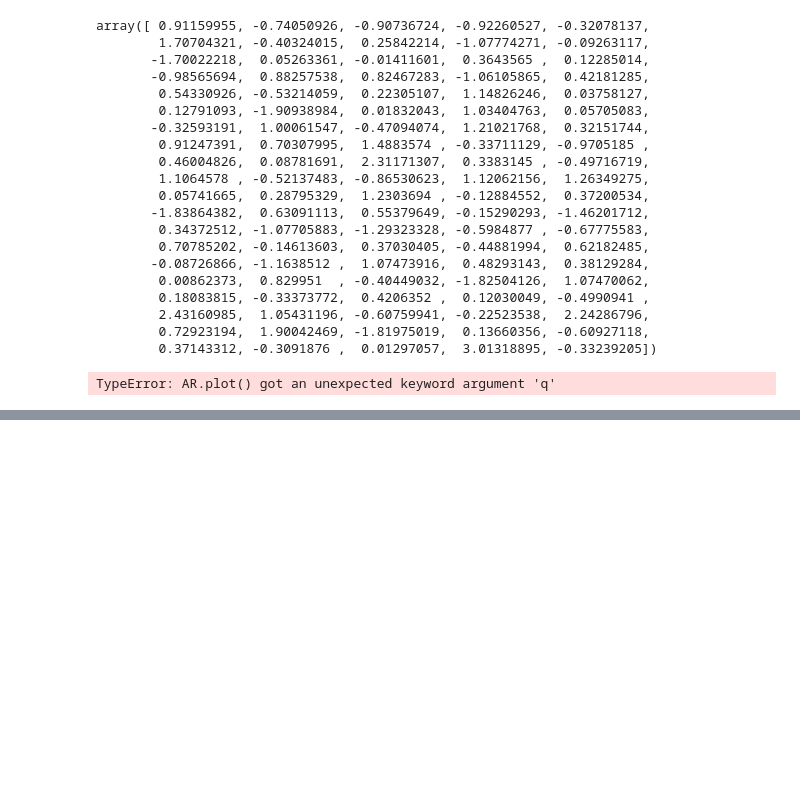
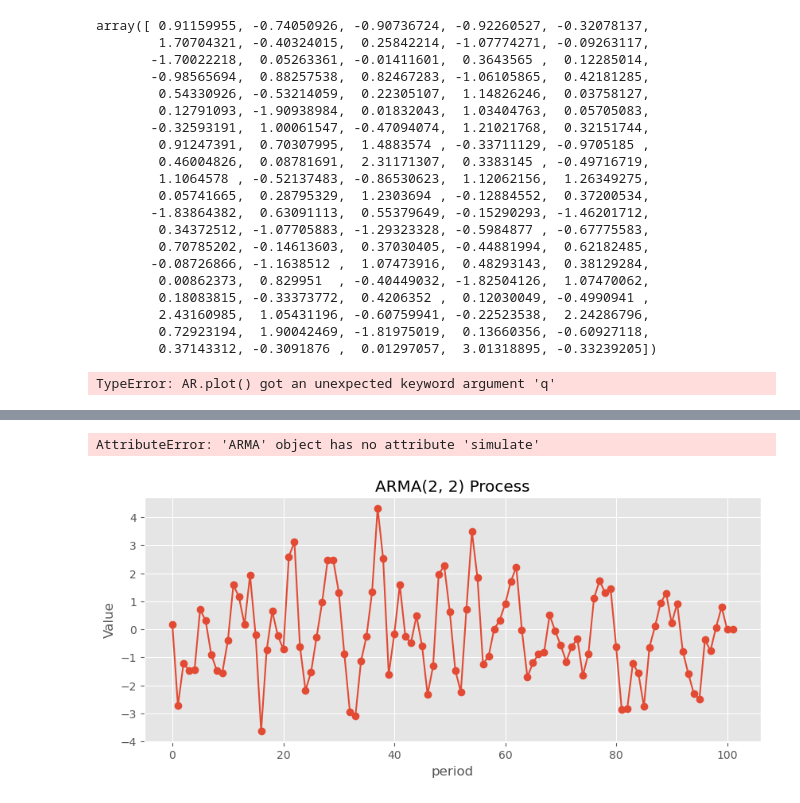
Before and after one commit to chengpeter88/eco_pro, a Jupyter notebook: final_project.ipynb, the cells around one changed output, grey strips where cells are left out. Drawn from its saved outputs; the diff is of its cells as text; code cells hidden in the pictures; blank space fills up the shorter version.

```diff
--- a/final_project.ipynb
+++ b/final_project.ipynb
@@ -683,22 +683,6 @@ class ARMA:
         save(self, file_name)
 
 
-
-
-    def fit(self, data):
-        # Define the objective function for the optimizer
-        def objective(params):
-            self.phi, self.theta, self.c, self.mu, self.sigma = params[:self.p], params[self.p:self.p+self.q], params[-3], params[-2], params[-1]
-            simulated_data = self.simulate(len(data))
-            return np.sum((data - simulated_data)**2)
-
-        # Use an optimizer to find the parameters that minimize the objective function
-        initial_guess = np.concatenate([self.phi, self.theta, [self.c, self.mu, self.sigma]])
-        result = minimize(objective, initial_guess)
-        self.phi, self.theta, self.c, self.mu, self.sigma = result.x[:self.p], result.x[self.p:self.p+self.q], result.x[-3], result.x[-2], result.x[-1]
-
-    def predict(self, n):
-        return self.simulate(n)
 #################### helpers  fuctions ####################
 def simulate(arma, n=1):
     X = np.zeros(n)
@@ -781,3 +787,19 @@ def simulate(arma, n=1):
         arma.memory = np.concatenate(([X[t]], arma.memory))
         arma.noise_memory = np.concatenate(([noise], arma.noise_memory))
     return X
+# %%
+arma=ARMA(p=2, q=2, phi=[0.5, -0.3], theta=[0.5, -0.3], c=0, mu=0, sigma=1)
+arma.simulate(n=100)
+# %% [output]
+AttributeError: 'ARMA' object has no attribute 'simulate'
+# %%
+from arma_final import ARMA
+arma=ARMA(p=2, q=2, phi=[0.5, -0.3], theta=[0.5, -0.3], c=0, mu=0, sigma=1)
+arma.simulate(n=100)
+arma.memory,arma.noise_memory
+arma.plot()
+arma.statistics()
+arma.save('arma_test.csv')
+arma.fit
+# %% [output]
+[figure, added]
```
Also changed, not shown: parts of 4 cells of this notebook, 6 other files.
